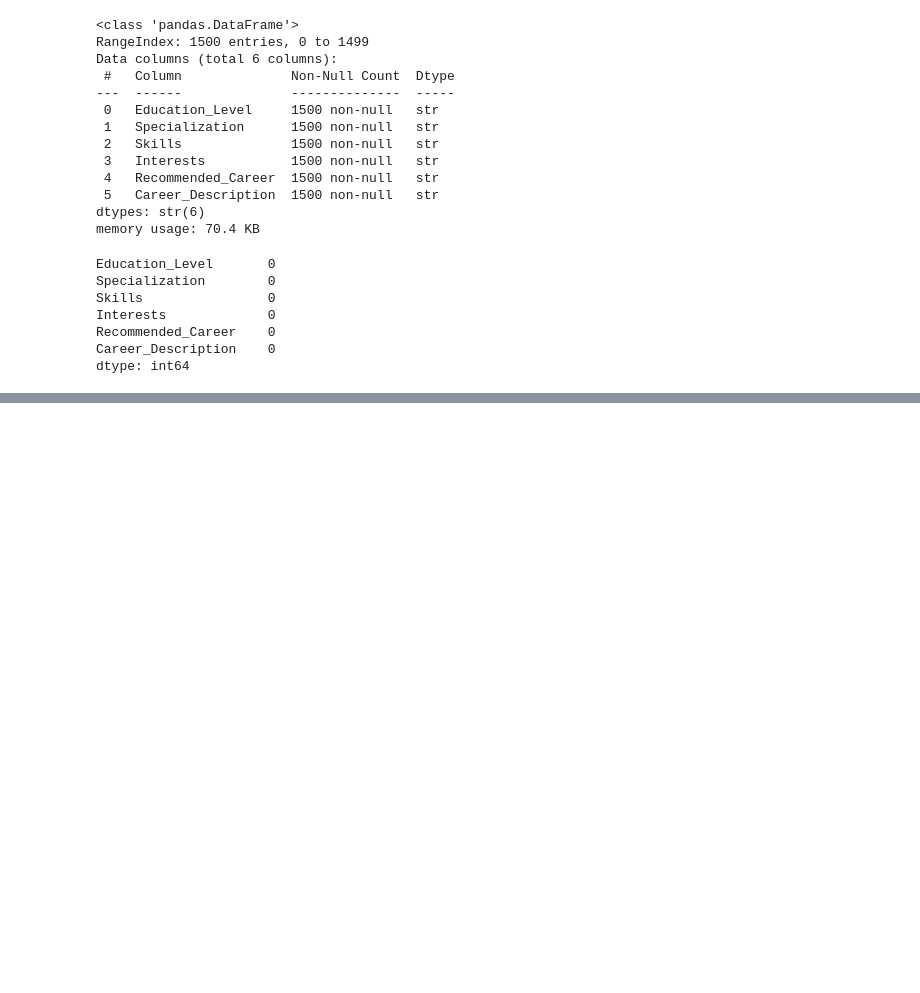
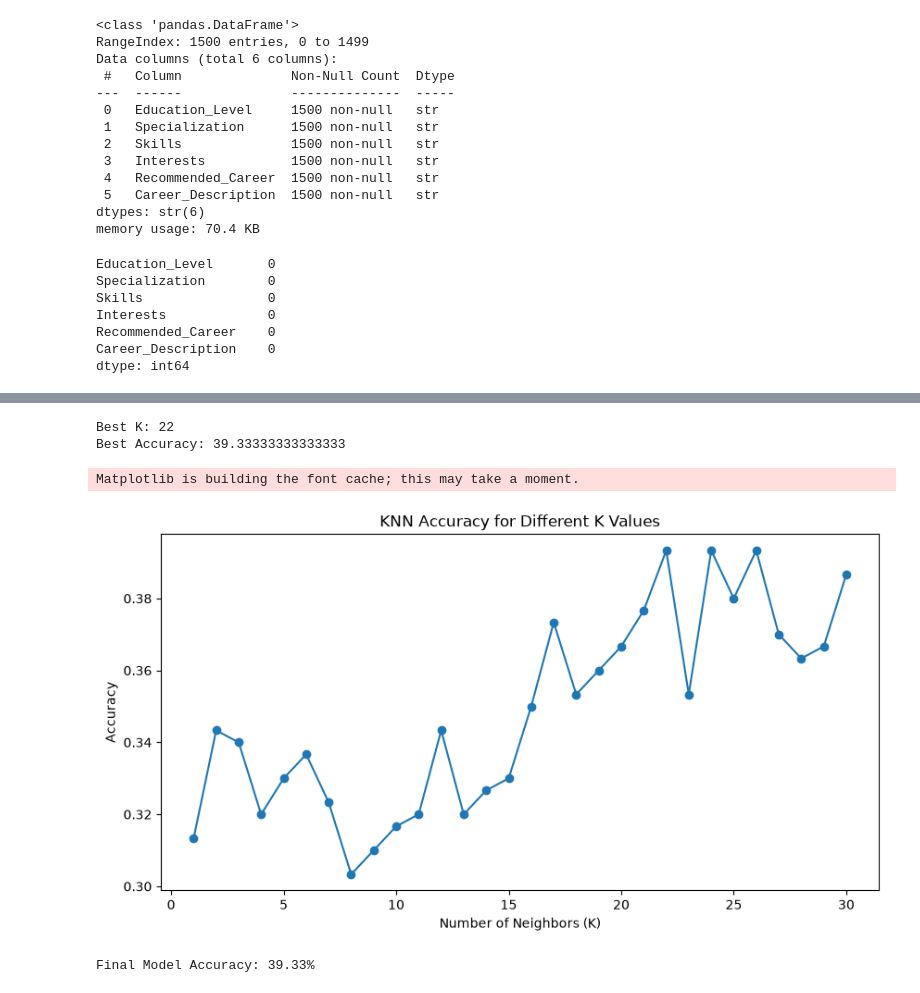
Before and after one commit to krushnanirmalkar/CareerMatch, a Jupyter notebook: notebooks/CareerMatch.ipynb, the cells around one changed output, grey strips where cells are left out. Drawn from its saved outputs; the diff is of its cells as text; code cells hidden in the pictures; blank space fills up the shorter version.

```diff
--- a/notebooks/CareerMatch.ipynb
+++ b/notebooks/CareerMatch.ipynb
@@ -49,0 +255,6 @@ dtype: int64
+# %%
+from sklearn.neighbors import KNeighborsClassifier
+
+knn = KNeighborsClassifier(n_neighbors=5)
+
+knn.fit(X_train, y_train)
@@ -49,0 +263,8 @@ dtype: int64
+# %%
+y_pred = knn.predict(X_test)
+# %%
+from sklearn.metrics import accuracy_score
+
+accuracy = accuracy_score(y_test, y_pred)
+
+print("Accuracy:", accuracy)
@@ -49,0 +273,18 @@ dtype: int64
+# %%
+from sklearn.neighbors import KNeighborsClassifier
+from sklearn.metrics import accuracy_score
+
+k_values = range(1, 31)
+accuracies = []
+
+for k in k_values:
+    model = KNeighborsClassifier(n_neighbors=k)
+    model.fit(X_train, y_train)
+
+    predictions = model.predict(X_test)
+
+    accuracy = accuracy_score(y_test, predictions)
+    accuracies.append(accuracy)
+
+for k, acc in zip(k_values, accuracies):
+    print(f"K = {k}, Accuracy = {acc * 100:.2f}%")
@@ -49,0 +309,24 @@ dtype: int64
+# %%
+best_k = k_values[accuracies.index(max(accuracies))]
+best_accuracy = max(accuracies)
+
+print("Best K:", best_k)
+print("Best Accuracy:", best_accuracy * 100)
+# %% [output]
+Best K: 22
+Best Accuracy: 39.33333333333333
+# %%
+import matplotlib.pyplot as plt
+
+plt.figure(figsize=(10, 5))
+
+plt.plot(k_values, accuracies, marker="o")
+
+plt.xlabel("Number of Neighbors (K)")
+plt.ylabel("Accuracy")
+plt.title("KNN Accuracy for Different K Values")
+
+plt.show()
+# %% [output]
+Matplotlib is building the font cache; this may take a moment.
+[figure, added]
@@ -49,0 +339,8 @@ dtype: int64
+# %%
+from sklearn.metrics import accuracy_score
+
+final_accuracy = accuracy_score(y_test, y_pred)
+
+print(f"Final Model Accuracy: {final_accuracy * 100:.2f}%")
+# %% [output]
+Final Model Accuracy: 39.33%
```
Also changed, not shown: parts of 30 cells of this notebook.
